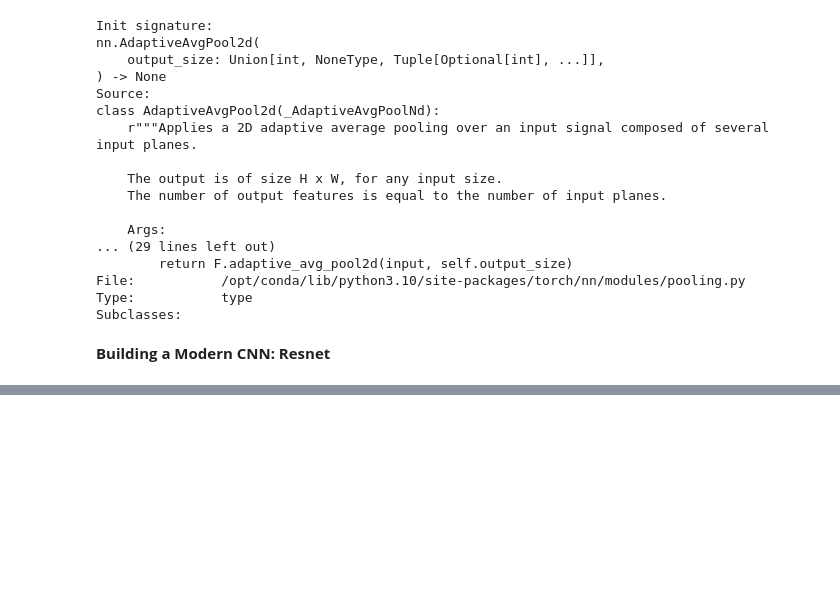
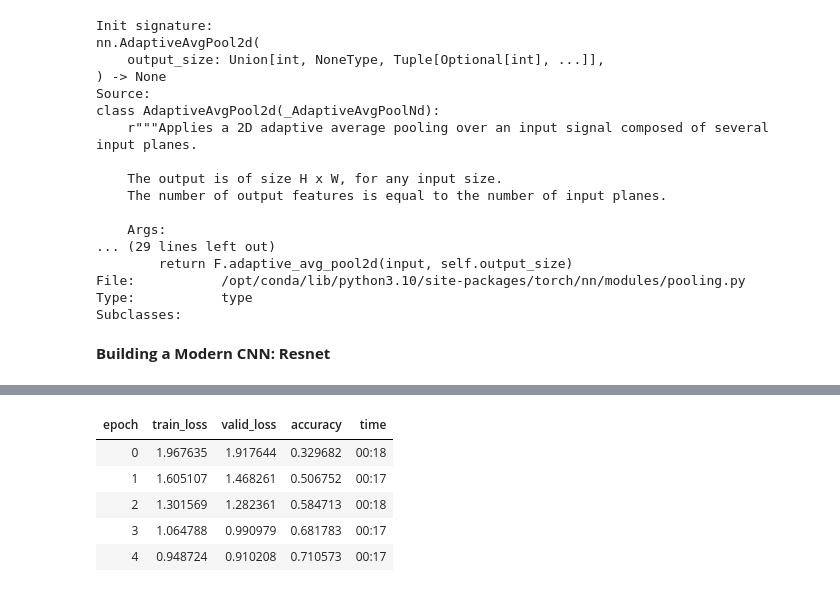
Before and after one commit to flyinacres/fastai-coursework, a Jupyter notebook: fast-14.ipynb, the cells around one changed output, grey strips where cells are left out. Drawn from its saved outputs; the diff is of its cells as text; code cells hidden in the pictures; blank space fills up the shorter version.

```diff
--- a/fast-14.ipynb
+++ b/fast-14.ipynb
@@ -169,0 +207,10 @@ Subclasses:
+# %%
+learn = get_learner(get_model())
+learn.fit_one_cycle(5, 3e-3)
+# %% [output]
+| epoch | train_loss | valid_loss | accuracy | time |
+| 0 | 1.967635 | 1.917644 | 0.329682 | 00:18 |
+| 1 | 1.605107 | 1.468261 | 0.506752 | 00:17 |
+| 2 | 1.301569 | 1.282361 | 0.584713 | 00:18 |
+| 3 | 1.064788 | 0.990979 | 0.681783 | 00:17 |
+| 4 | 0.948724 | 0.910208 | 0.710573 | 00:17 |
```
Also changed, not shown: parts of 13 cells of this notebook.
